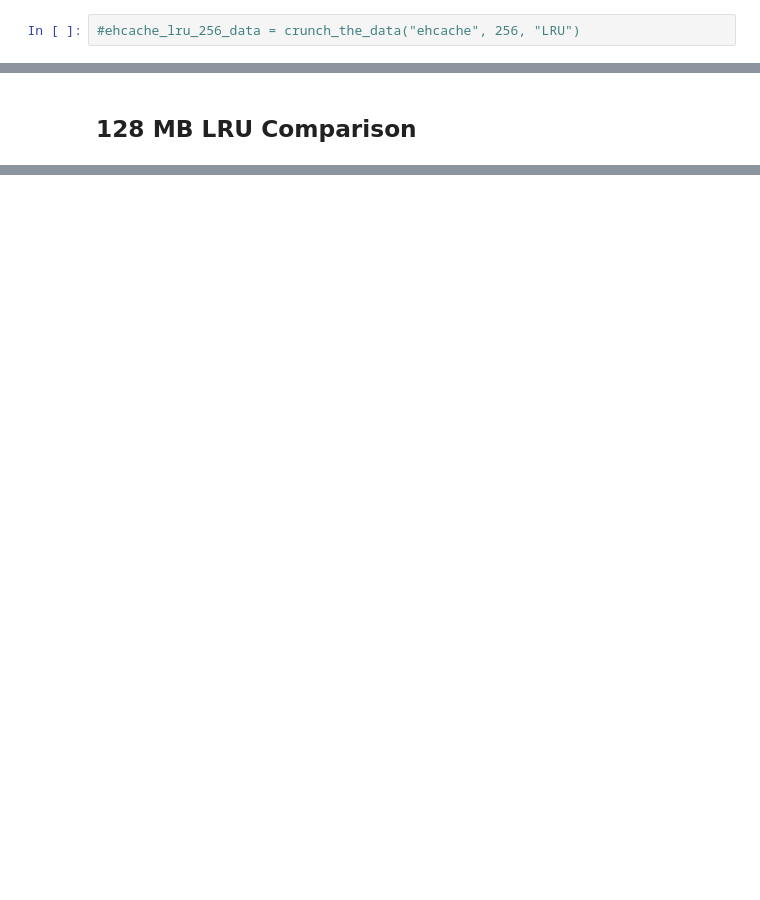
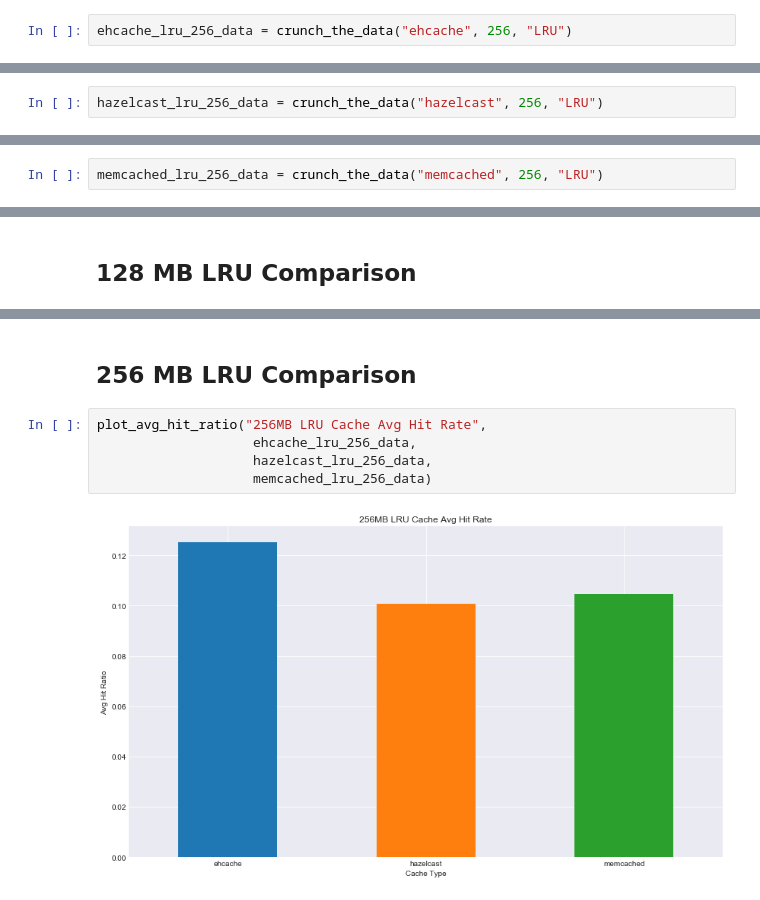
Before and after one commit to 1carew1/cachingrest_data_investigation, a Jupyter notebook: Cachingrest_Data_Investigation.ipynb, the cells around one changed output, grey strips where cells are left out. Saved outputs shown, nothing was run; the diff lists cells and outputs as text; blank space fills up the shorter version.

```diff
--- a/Cachingrest_Data_Investigation.ipynb
+++ b/Cachingrest_Data_Investigation.ipynb
@@ -199,4 +252,4 @@ Average Hit Ratio : 0.06337195554504611
 # %% [markdown]
 ### Ehcache LRU 256 MB
 # %%
-#ehcache_lru_256_data = crunch_the_data("ehcache", 256, "LRU")
+ehcache_lru_256_data = crunch_the_data("ehcache", 256, "LRU")
@@ -221,3 +295,5 @@ Cache Hits  239 , Misses : 3940  Hit Ratio : 0.05719071548217277
 Cache Size at end of testing : 132.353515625  MB
 ------------------------------------------------------------------------------------------------------
 Average Hit Ratio : 0.05719071548217277
+# %%
+hazelcast_lru_256_data = crunch_the_data("hazelcast", 256, "LRU")
@@ -239,0 +364,2 @@ Sorry, No batches for : memcached , 128 , LRU
+# %%
+memcached_lru_256_data = crunch_the_data("memcached", 256, "LRU")
@@ -259,0 +401,9 @@ plt.show()
+# %% [markdown]
+## 256 MB LRU Comparison
+# %%
+plot_avg_hit_ratio("256MB LRU Cache Avg Hit Rate",
+                    ehcache_lru_256_data,
+                    hazelcast_lru_256_data,
+                    memcached_lru_256_data)
+# %% [output]
+[figure, added]
```
Also changed, not shown: parts of 28 cells of this notebook.
